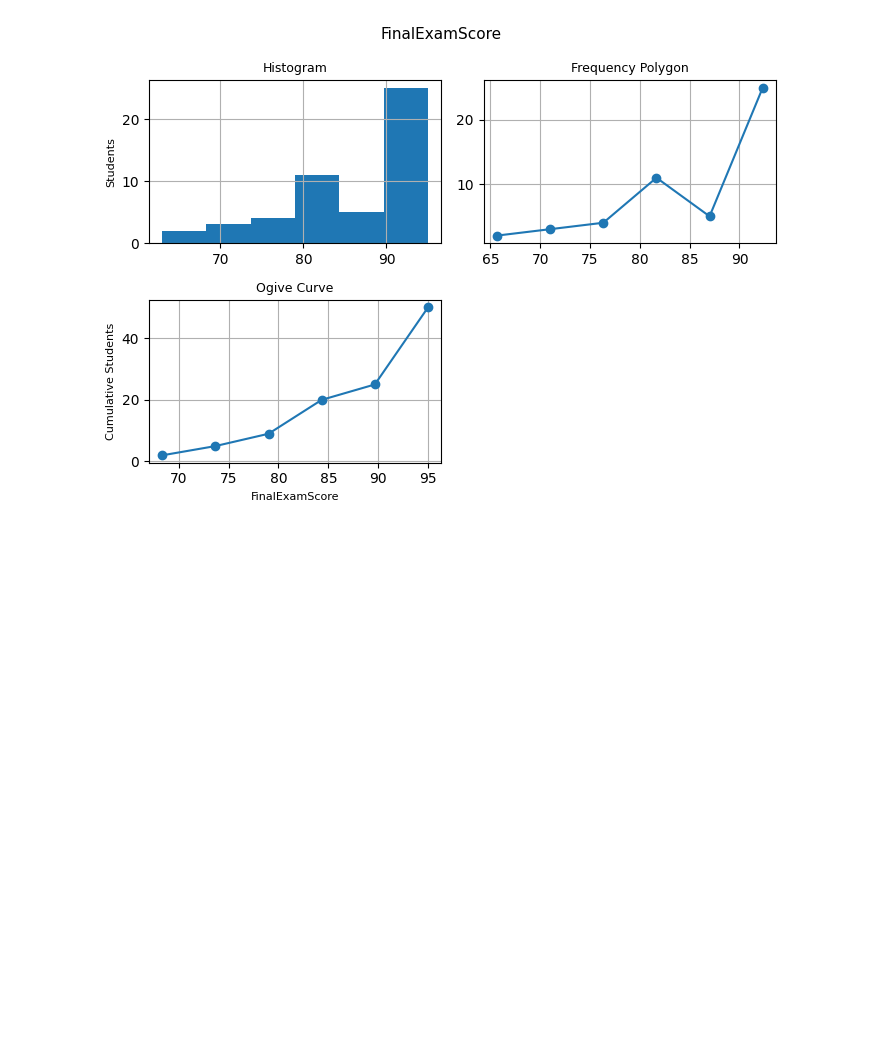
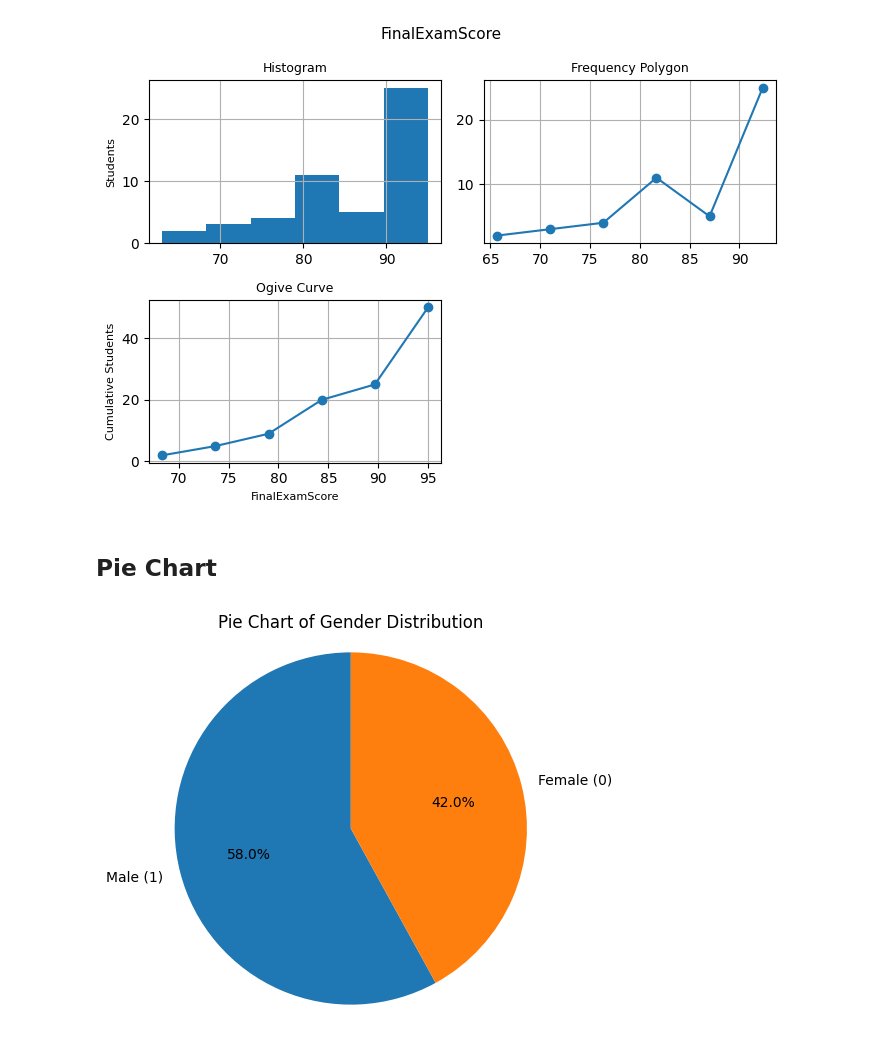
Before and after one commit to RaiyanEOF/STA201-Project, a Jupyter notebook: Sta201_Project.ipynb, the cells around one changed output. Saved outputs shown, nothing was run; the diff lists cells and outputs as text; code cells hidden in the pictures; blank space fills up the shorter version.

```diff
--- a/Sta201_Project.ipynb
+++ b/Sta201_Project.ipynb
@@ -281,3 +281,32 @@ for var in variables:
 [figure]
 [figure]
 [figure]
+# %% [markdown]
+## Pie Chart
+# %%
+# =====================================
+# Pie Chart for Gender Variable
+# =====================================
+
+import matplotlib.pyplot as plt
+
+# Count Gender frequencies
+gender_counts = df["Gender"].value_counts()
+
+# Labels (modify if needed)
+labels = ["Male (1)", "Female (0)"]
+
+# Plot Pie Chart
+plt.figure(figsize=(5,5))
+plt.pie(
+    gender_counts,
+    labels=labels,
+    autopct="%1.1f%%",
+    startangle=90
+)
+
+plt.title("Pie Chart of Gender Distribution")
+plt.axis("equal")
+plt.show()
+# %% [output]
+[figure, added]
```
